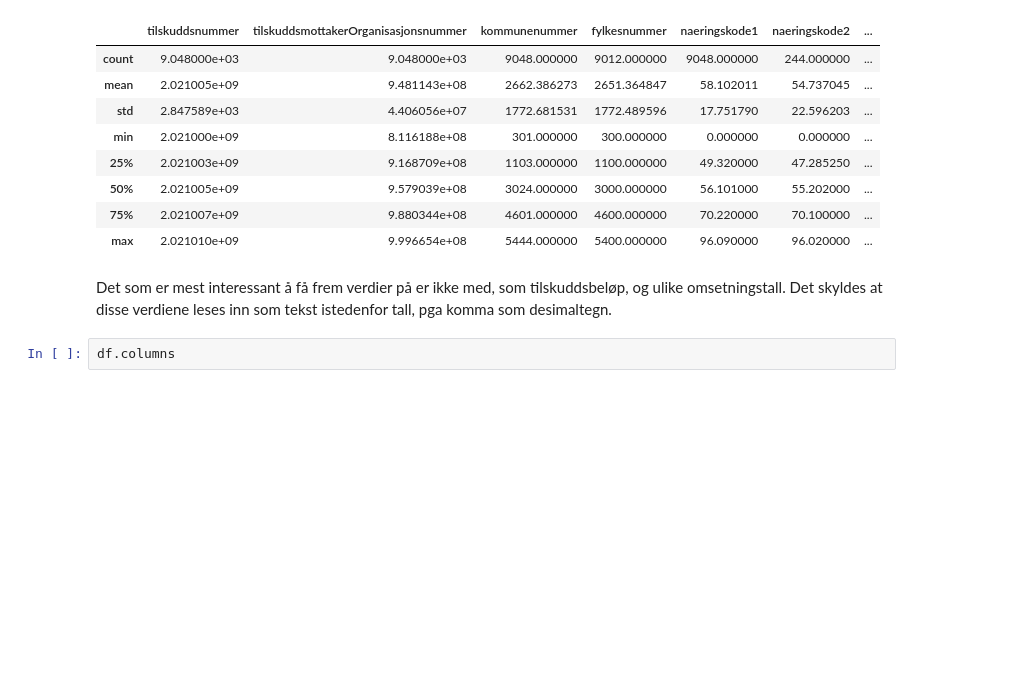
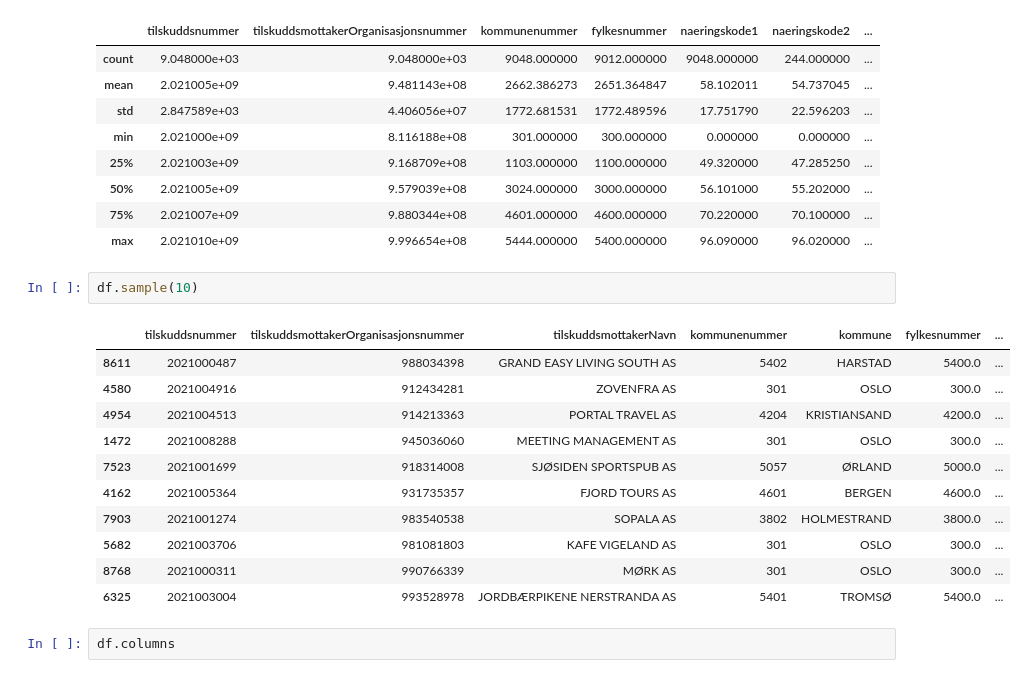
Before and after one commit to brreg/analyserKompordningenMedPython, a Jupyter notebook: kompordningen.ipynb, the cells around one changed output. Cells and saved outputs as stored; diff of their text form; blank space fills up the shorter version.

```diff
--- a/kompordningen.ipynb
+++ b/kompordningen.ipynb
@@ -53,8 +70,20 @@ df.describe()
 | 50% | 2.021005e+09 | 9.579039e+08 | 3024.000000 | 3000.000000 | 56.101000 | 55.202000 | ... |
 | 75% | 2.021007e+09 | 9.880344e+08 | 4601.000000 | 4600.000000 | 70.220000 | 70.100000 | ... |
 | max | 2.021010e+09 | 9.996654e+08 | 5444.000000 | 5400.000000 | 96.090000 | 96.020000 | ... |
-# %% [markdown]
-Det som er mest interessant å få frem verdier på er ikke med, som tilskuddsbeløp, og ulike omsetningstall. Det skyldes at disse verdiene leses inn som tekst istedenfor tall, pga komma som desimaltegn.
+# %%
+df.sample(10)
+# %% [output]
+|  | tilskuddsnummer | tilskuddsmottakerOrganisasjonsnummer | tilskuddsmottakerNavn | kommunenummer | kommune | fylkesnummer | ... |
+| 8611 | 2021000487 | 988034398 | GRAND EASY LIVING SOUTH AS | 5402 | HARSTAD | 5400.0 | ... |
+| 4580 | 2021004916 | 912434281 | ZOVENFRA AS | 301 | OSLO | 300.0 | ... |
+| 4954 | 2021004513 | 914213363 | PORTAL TRAVEL AS | 4204 | KRISTIANSAND | 4200.0 | ... |
+| 1472 | 2021008288 | 945036060 | MEETING MANAGEMENT AS | 301 | OSLO | 300.0 | ... |
+| 7523 | 2021001699 | 918314008 | SJØSIDEN SPORTSPUB AS | 5057 | ØRLAND | 5000.0 | ... |
+| 4162 | 2021005364 | 931735357 | FJORD TOURS AS | 4601 | BERGEN | 4600.0 | ... |
+| 7903 | 2021001274 | 983540538 | SOPALA AS | 3802 | HOLMESTRAND | 3800.0 | ... |
+| 5682 | 2021003706 | 981081803 | KAFE VIGELAND AS | 301 | OSLO | 300.0 | ... |
+| 8768 | 2021000311 | 990766339 | MØRK AS | 301 | OSLO | 300.0 | ... |
+| 6325 | 2021003004 | 993528978 | JORDBÆRPIKENE NERSTRANDA AS | 5401 | TROMSØ | 5400.0 | ... |
 # %%
 df.columns
 # %% [output]
```
Also changed, not shown: parts of 14 cells of this notebook.
